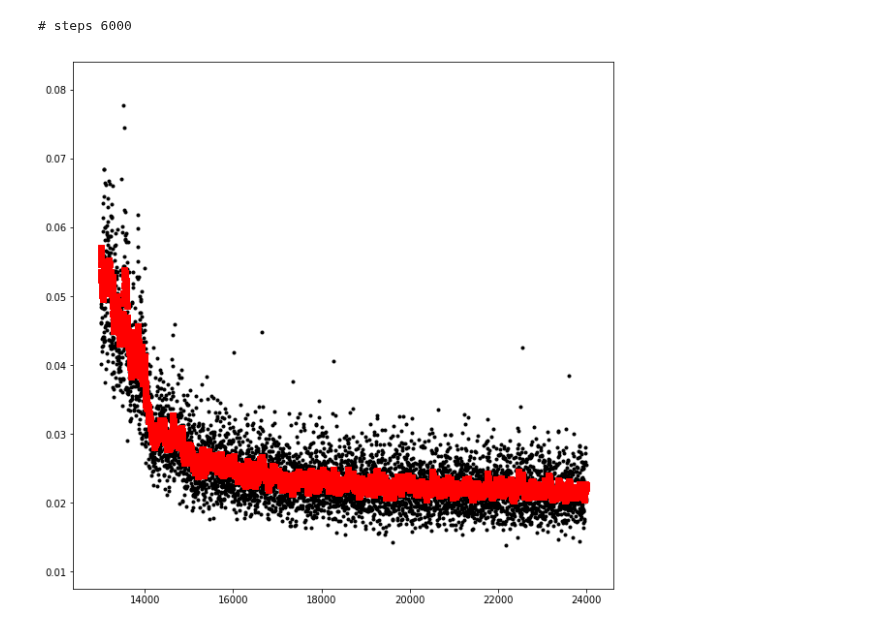
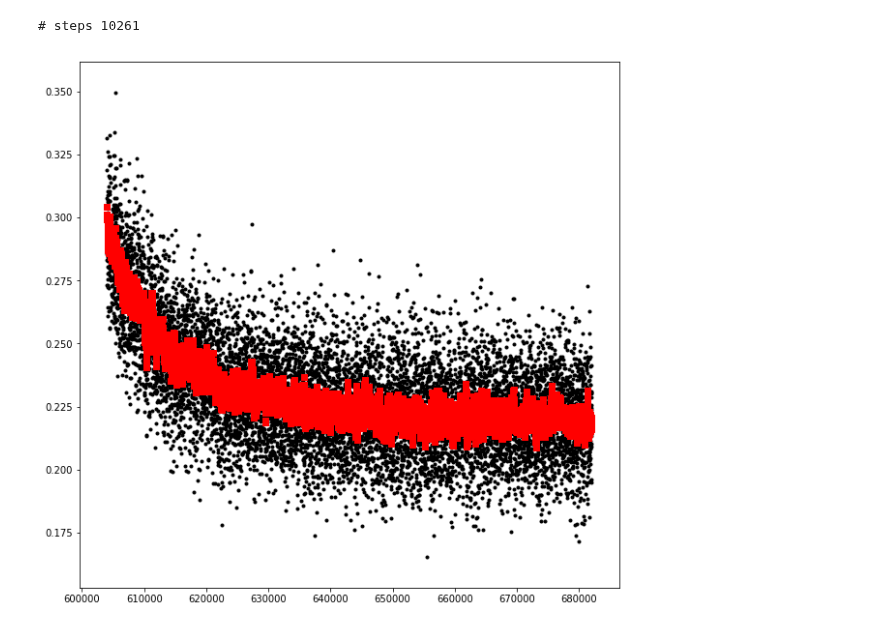
Before and after one commit to liyu10000/tct, a Jupyter notebook: conference/darknet/loss_vs_steps.ipynb, the cells around one changed output. Cells and saved outputs as stored; diff of their text form; code cells hidden in the pictures.

```diff
--- a/conference/darknet/loss_vs_steps.ipynb
+++ b/conference/darknet/loss_vs_steps.ipynb
@@ -15,20 +15,20 @@ def collect_loss(nohup_file):
                 loss2.append(float(tokens[2]))  # loss average
     return steps, loss1, loss2
 # %%
-# nohup = "/home/ssd0/Develop/liyu/darknet/nohup.out"
-nohup = "/home/hdd0/Develop/algo/yolo-pre-trained/darknet/nohup.out"
+nohup = "/home/ssd0/Develop/liyu/darknet/nohup.out"
+# nohup = "/home/hdd0/Develop/algo/yolo-pre-trained/darknet/nohup.out"
 steps, loss1, loss2 = collect_loss(nohup)
 print("# steps", len(steps))
 
 # plot trend
 fig, ax = plt.subplots(1, 1, figsize=(10,10))
 
 start, end = 500, len(steps)
 
 ax.scatter(steps[start:end], loss1[start:end], marker='.', color='black')
 ax.scatter(steps[start:end], loss2[start:end], marker='s', color='red')
 
 plt.show()
 # %% [output]
-# steps 6000
+# steps 10261
-[figure, old version]
+[figure, new version]
```
Also changed, not shown: 4 other files.
